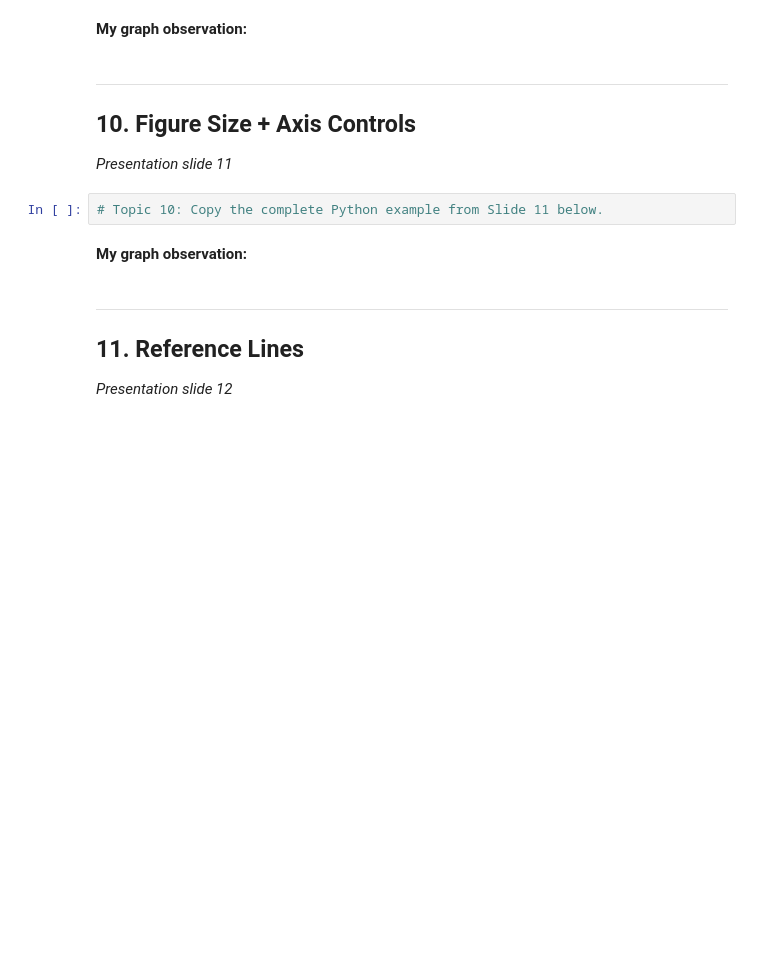
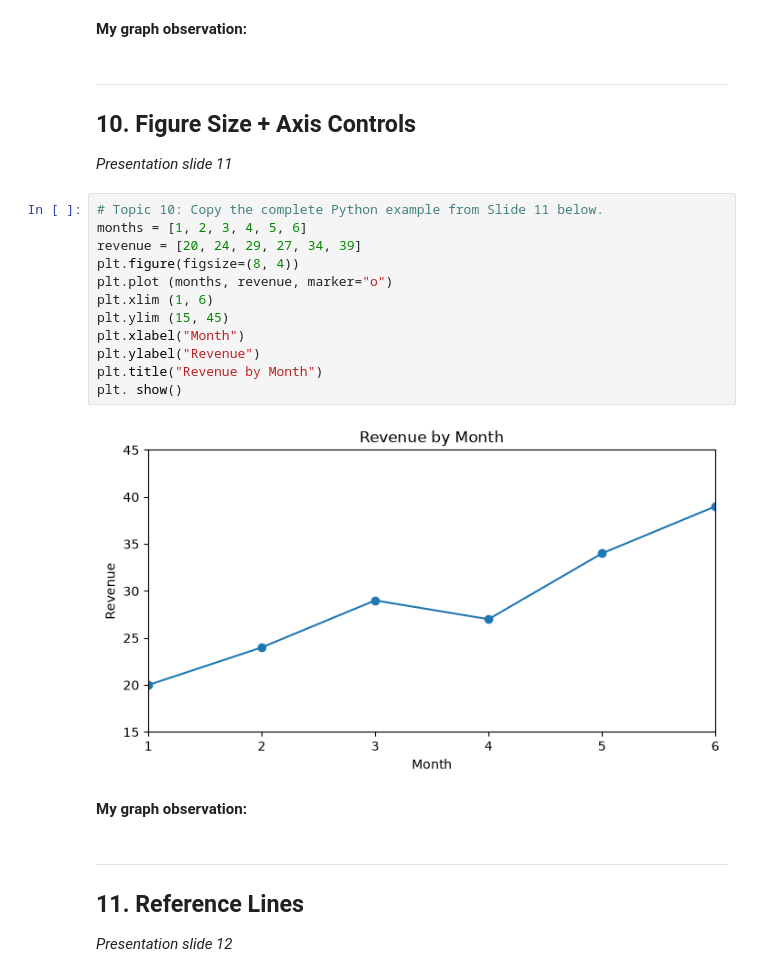
Before and after one commit to ChloeFrisch843/Data_Science_II, a Jupyter notebook: untitled folder/2_matplotlib_codes_student_notes.ipynb, the cells around one changed output. Cells and saved outputs as stored; diff of their text form; blank space fills up the shorter version.

```diff
--- a/untitled folder/2_matplotlib_codes_student_notes.ipynb
+++ b/untitled folder/2_matplotlib_codes_student_notes.ipynb
@@ -157,6 +197,18 @@ plt.hist(scores, bin = 6,)
 *Presentation slide 11*
 # %%
 # Topic 10: Copy the complete Python example from Slide 11 below.
+months = [1, 2, 3, 4, 5, 6]
+revenue = [20, 24, 29, 27, 34, 39]
+plt.figure(figsize=(8, 4))
+plt.plot (months, revenue, marker="o")
+plt.xlim (1, 6)
+plt.ylim (15, 45)
+plt.xlabel("Month")
+plt.ylabel("Revenue")
+plt.title("Revenue by Month")
+plt. show()
+# %% [output]
+[figure, added]
 # %% [markdown]
 **My graph observation:**
 # %% [markdown]
```
Also changed, not shown: parts of 8 cells of this notebook, 2 other files.
